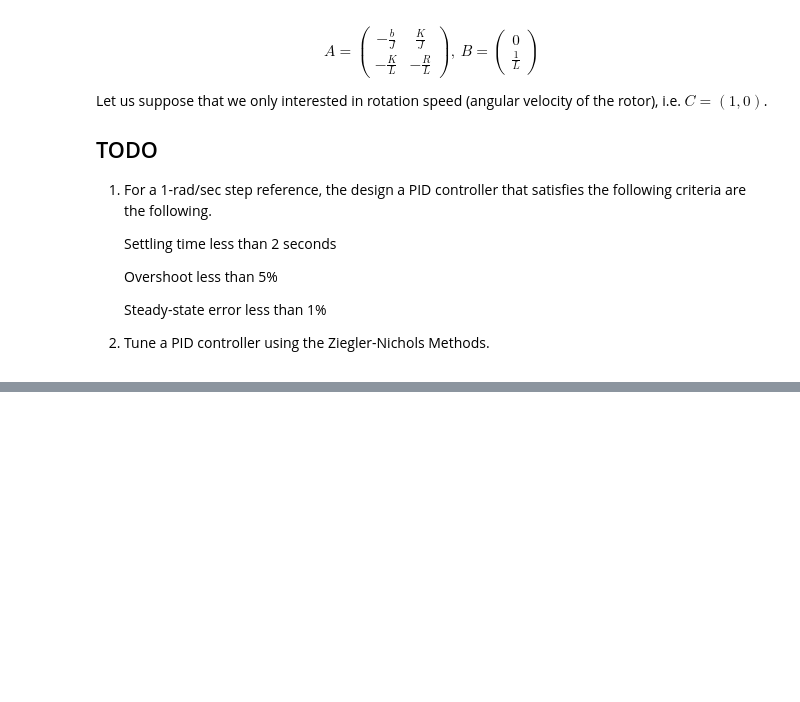
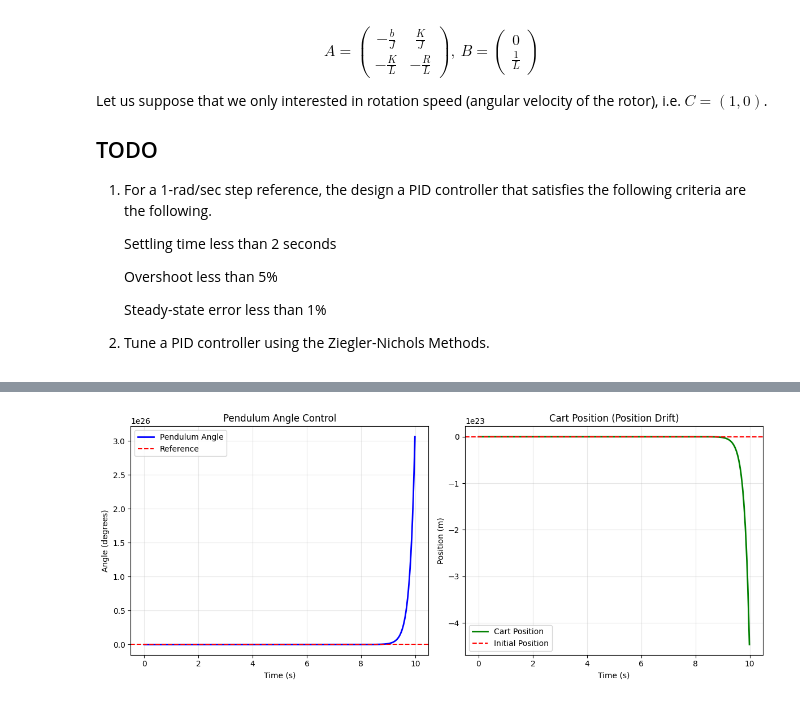
Before and after one commit to FBI-openup/CT_Control-theory, a Jupyter notebook: ZHANG Boyuan_TP2.ipynb, the cells around one changed output, grey strips where cells are left out. Saved outputs shown, nothing was run; the diff lists cells and outputs as text; code cells hidden in the pictures; blank space fills up the shorter version.

```diff
--- a/ZHANG Boyuan_TP2.ipynb
+++ b/ZHANG Boyuan_TP2.ipynb
@@ -415,3 +503,102 @@ variables_u = sp.Matrix([F])
 # Compute the Jacobian matrices of the system
 jacobian_A = sp.simplify(f.jacobian(variables_x).subs([(theta,0), (theta1,0)]))
 jacobian_B = sp.simplify(f.jacobian(variables_u).subs([(theta,0), (theta1,0)]))
+# %%
+# --- 1. System Parameters ---
+M = 0.5
+m = 0.2
+b = 0.1
+l = 0.3
+I = 0.006
+g = 9.8
+
+# --- 2. Inverted Pendulum Physics (State-Space ODE) ---
+# x = [y, theta, y_dot, theta_dot]
+# dx/dt = Ax + Bu + Dw
+def pendulum_dynamics(t, x, F, w):
+    y, theta, y_dot, theta_dot = x
+
+    denom = I*(M + m) + M*m*l**2
+
+    d_y = y_dot
+    d_theta = theta_dot
+    d_y_dot = (-(I + m*l**2)*b*y_dot - m**2*g*l**2*theta + (I + m*l**2)*F) / denom
+    d_theta_dot = (m*l*b*y_dot + m*g*l*(M + m)*theta - m*l*F + denom*w/l) / denom
+
+    return np.array([d_y, d_theta, d_y_dot, d_theta_dot])
+
+# --- 3. Simulation Settings ---
+dt = 0.01
+t_final = 10.0
+t_steps = np.arange(0, t_final, dt)
+theta_ref = 0.0
+disturbance = 0.1
+
+# --- 4. PID Controller & Simulation Loop ---
+Kp = 100.0
+Ki = 10.0
+Kd = 50.0
+
+def run_pendulum_simulation(Kp, Ki, Kd):
+    x = np.array([0.0, 0.1, 0.0, 0.0])
+    integral_error = 0.0
+    prev_error = 0.0
+    history_y = []
+    history_theta = []
+
+    for t in t_steps:
+        theta = x[1]
+        error = theta_ref - theta
+
+        integral_error += error * dt
+        if abs(integral_error) > 1.0:
+            integral_error = 1.0 * np.sign(integral_error)
+
+        derivative_error = (error - prev_error) / dt
+        F = Kp * error + Ki * integral_error + Kd * derivative_error
+
+        F = np.clip(F, -50, 50)
+
+        k1 = pendulum_dynamics(t, x, F, disturbance)
+        k2 = pendulum_dynamics(t + dt/2, x + k1*dt/2, F, disturbance)
+        k3 = pendulum_dynamics(t + dt/2, x + k2*dt/2, F, disturbance)
+        k4 = pendulum_dynamics(t + dt, x + k3*dt, F, disturbance)
+        x = x + (dt/6.0) * (k1 + 2*k2 + 2*k3 + k4)
+
+        history_y.append(x[0])
+        history_theta.append(x[1])
+        prev_error = error
+
+    return np.array(history_y), np.array(history_theta)
+
+# --- 5. Execution & Analysis ---
+position, angle = run_pendulum_simulation(Kp, Ki, Kd)
+
+print(f"Final Cart Position: {position[-1]:.2f} m")
+print(f"Final Angle: {angle[-1]*180/np.pi:.2f} degrees")
+print(f"Cart Drift: {abs(position[-1]):.2f} m")
+
+# --- 6. Visualization ---
+plt.figure(figsize=(12, 5))
+
+plt.subplot(1, 2, 1)
+plt.plot(t_steps, angle*180/np.pi, label='Pendulum Angle', color='blue', lw=2)
+plt.axhline(0, color='red', linestyle='--', label='Reference')
+plt.title('Pendulum Angle Control')
+plt.xlabel('Time (s)')
+plt.ylabel('Angle (degrees)')
+plt.grid(True, alpha=0.3)
+plt.legend()
+
+plt.subplot(1, 2, 2)
+plt.plot(t_steps, position, label='Cart Position', color='green', lw=2)
+plt.axhline(0, color='red', linestyle='--', label='Initial Position')
+plt.title('Cart Position (Position Drift)')
+plt.xlabel('Time (s)')
+plt.ylabel('Position (m)')
+plt.grid(True, alpha=0.3)
+plt.legend()
+
+plt.tight_layout()
+plt.show()
+# %% [output]
@@ -417,0 +608 @@ jacobian_B = sp.simplify(f.jacobian(variables_u).subs([(theta,0), (theta1,0)]))
+[figure, added]
```
Also changed, not shown: parts of 4 cells of this notebook.
